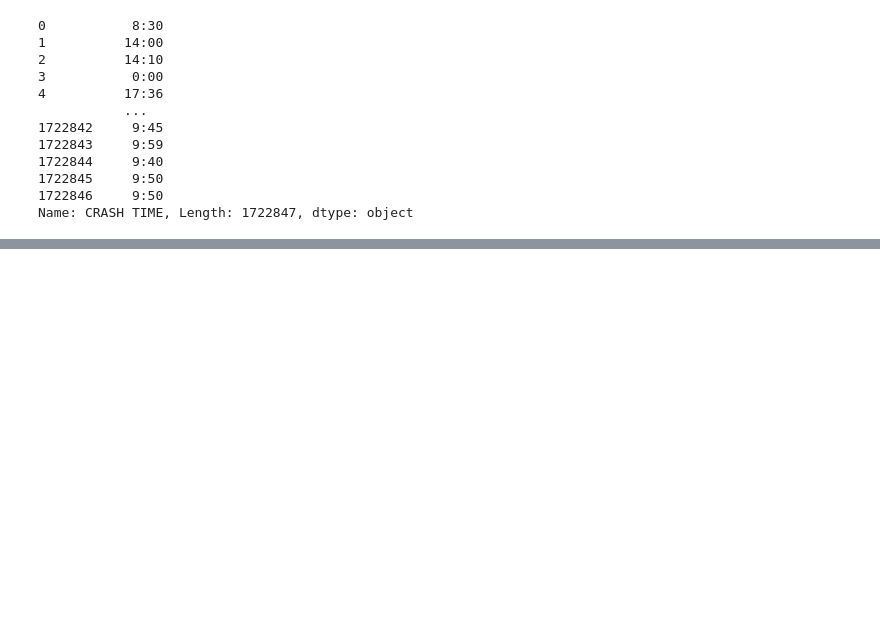
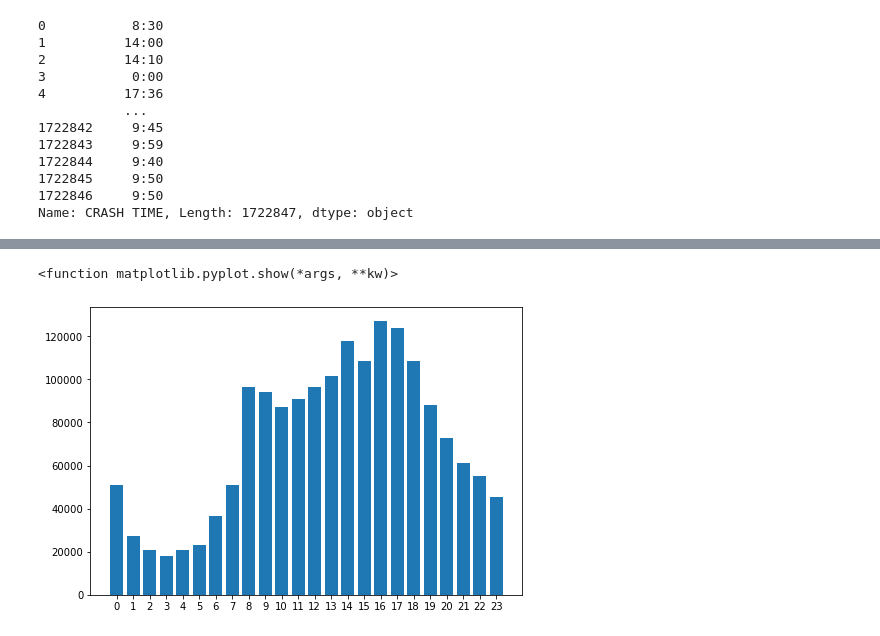
Before and after one commit to mlm52/CS301SECT101-NYC-PROJECT, a Jupyter notebook: CrashTimes.ipynb, the cells around one changed output, grey strips where cells are left out. Saved outputs shown, nothing was run; the diff lists cells and outputs as text; code cells hidden in the pictures; blank space fills up the shorter version.

```diff
--- a/CrashTimes.ipynb
+++ b/CrashTimes.ipynb
@@ -52,0 +74,4 @@ Name: CRASH TIME, Length: 1722847, dtype: object
+# %%
+crash_times.index = pd.to_datetime(crash_times)
+crash_times_grouped = crash_times.groupby(by = [crash_times.index.hour]).count()
+crash_times_grouped
@@ -52,0 +105,9 @@ Name: CRASH TIME, Length: 1722847, dtype: object
+# %%
+fig = plt.figure()
+ax = fig.add_axes([0, 0, 1, 1])
+month = [str(i) for i in range(24)]
+ax.bar(month, crash_times_grouped)
+plt.show
+# %% [output]
+<function matplotlib.pyplot.show(*args, **kw)>
+[figure, added]
```
Also changed, not shown: parts of 4 cells of this notebook.
